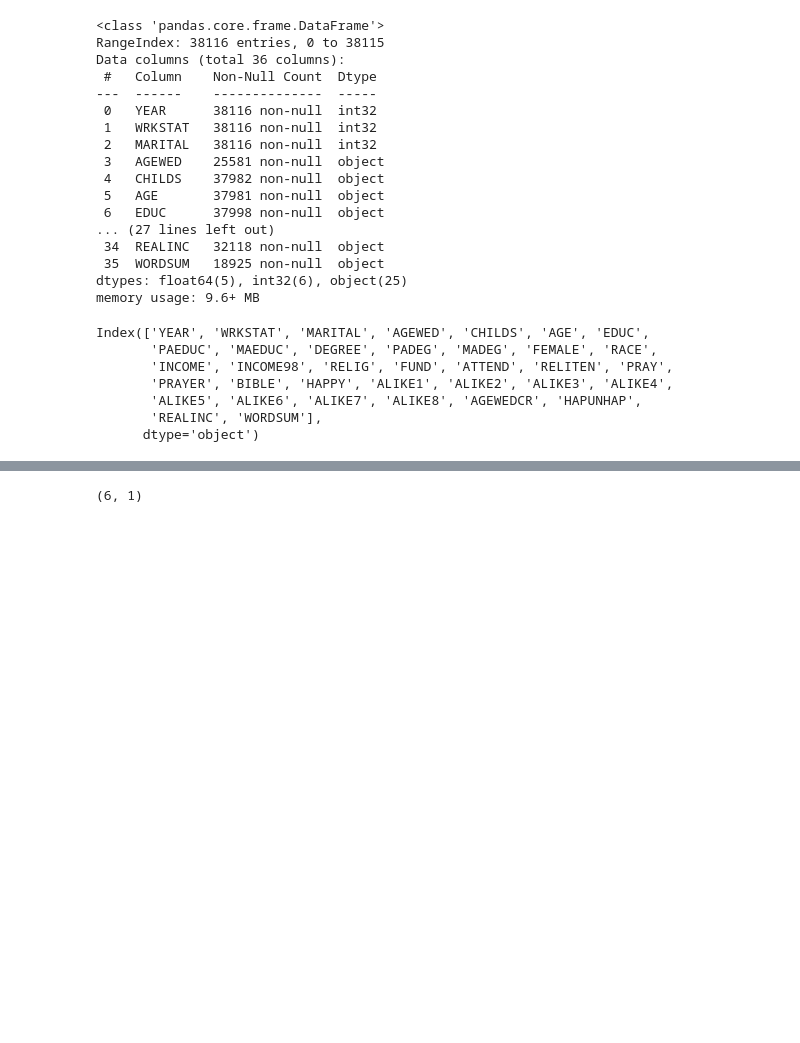
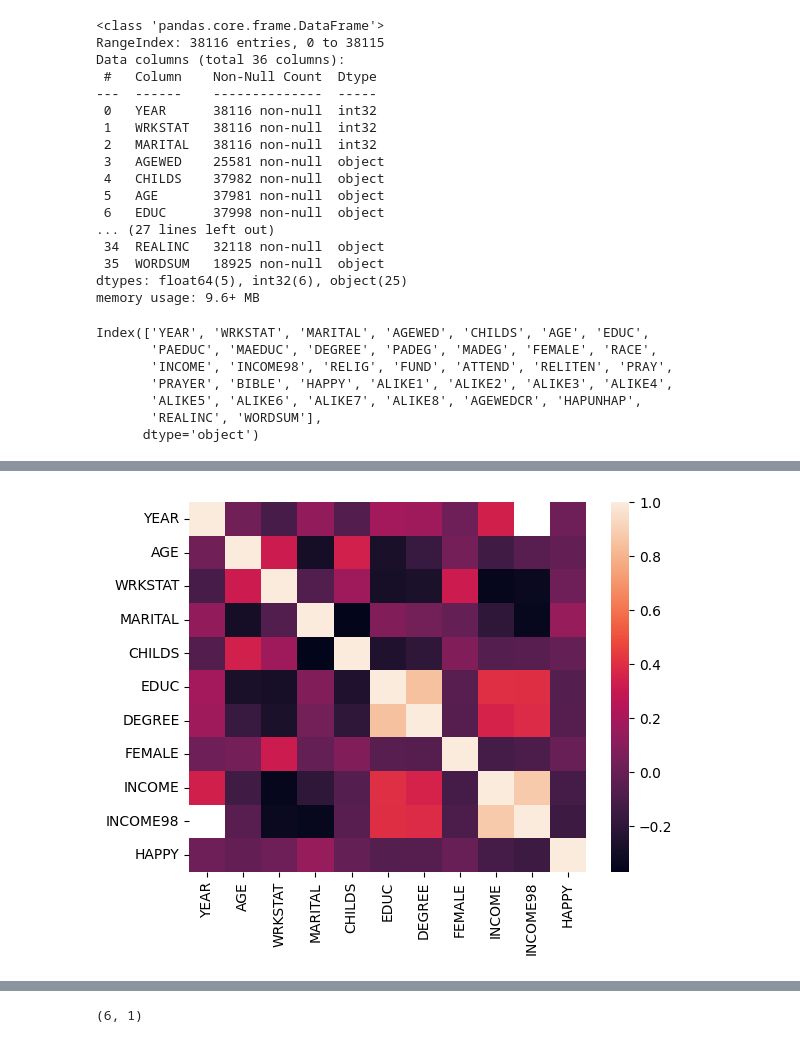
Before and after one commit to batman0911/numerical_method, a Jupyter notebook: analyse/data_analyse.ipynb, the cells around one changed output, grey strips where cells are left out. Cells and saved outputs as stored; diff of their text form; code cells hidden in the pictures; blank space fills up the shorter version.

```diff
--- a/analyse/data_analyse.ipynb
+++ b/analyse/data_analyse.ipynb
@@ -36,7 +36,7 @@ Index(['YEAR', 'WRKSTAT', 'MARITAL', 'AGEWED', 'CHILDS', 'AGE', 'EDUC',
        'REALINC', 'WORDSUM'],
       dtype='object')
 # %%
-columns = ['YEAR', 'WRKSTAT', 'MARITAL', 'CHILDS', 'EDUC', 'DEGREE', 'FEMALE', 'INCOME', 'INCOME98', 'HAPPY']
+columns = ['YEAR', 'AGE', 'WRKSTAT', 'MARITAL', 'CHILDS', 'EDUC', 'DEGREE', 'FEMALE', 'INCOME', 'INCOME98', 'HAPPY']
 dfa = df[columns]
 # %%
 dfa.isna().sum()
@@ -54,0 +77,2 @@ dtype: int64
+# %%
+dfa = dfa.astype('Int32')
@@ -54,0 +115,4 @@ dtype: int64
+# %%
+dataplot = sns.heatmap(dfa.corr())
+# %% [output]
+[figure, added]
```
Also changed, not shown: parts of 22 cells of this notebook, 2 other files.
